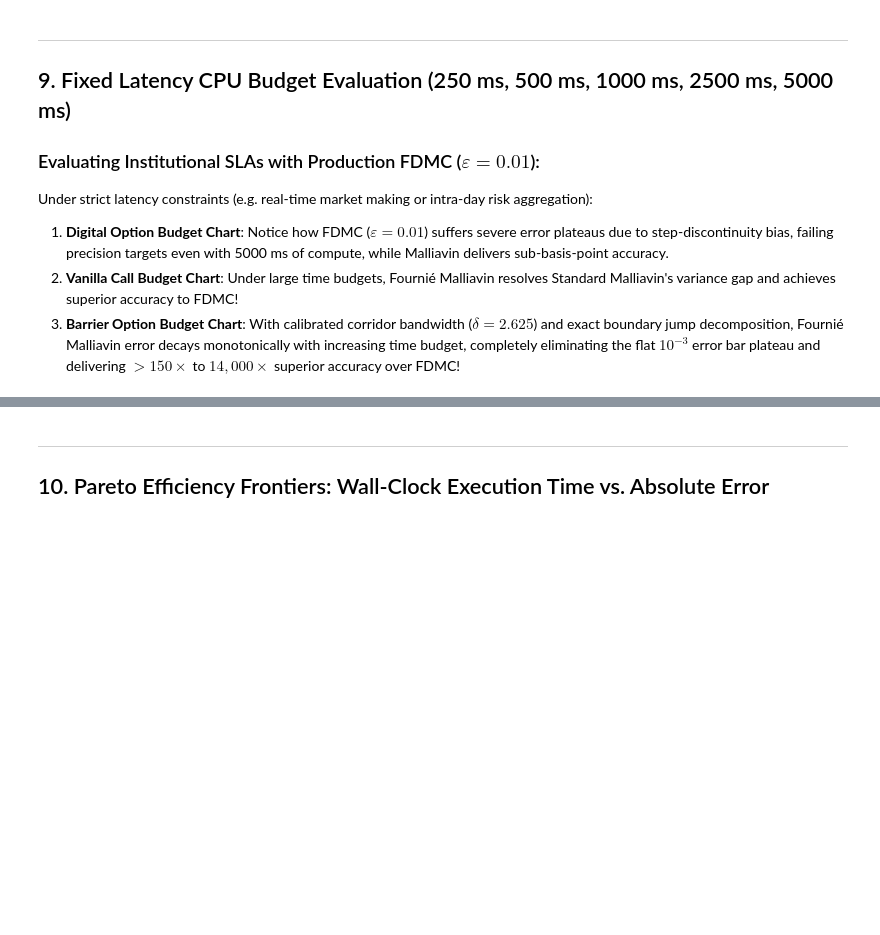
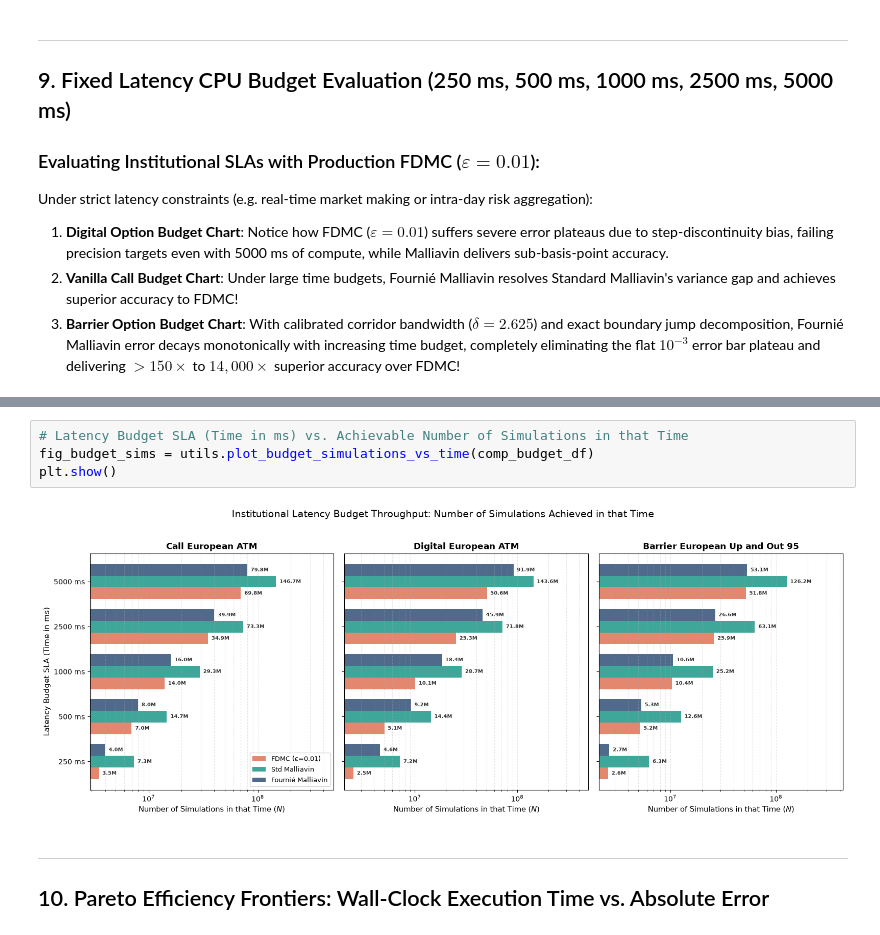
Before and after one commit to NicolasBermell/Greeks, a Jupyter notebook: analysis_malliavin_vs_FDMC.ipynb, the cells around one changed output, grey strips where cells are left out. Drawn from its saved outputs; the diff is of its cells as text; blank space fills up the shorter version.

```diff
--- a/analysis_malliavin_vs_FDMC.ipynb
+++ b/analysis_malliavin_vs_FDMC.ipynb
@@ -453,3 +486,9 @@ plt.show()
+# %%
+# Latency Budget SLA (Time in ms) vs. Achievable Number of Simulations in that Time
+fig_budget_sims = utils.plot_budget_simulations_vs_time(comp_budget_df)
+plt.show()
+# %% [output]
+[figure, added]
 # %% [markdown]
 ---
 ## 10. Pareto Efficiency Frontiers: Wall-Clock Execution Time vs. Absolute Error
```
Also changed, not shown: parts of 9 cells of this notebook.
